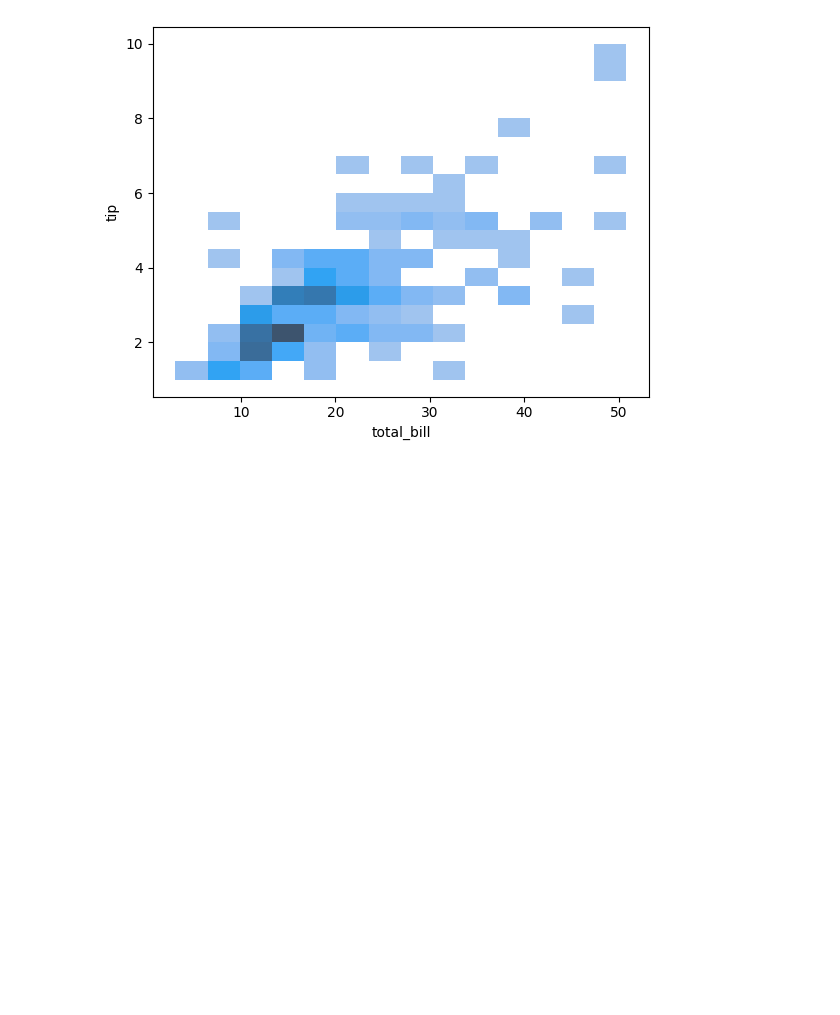
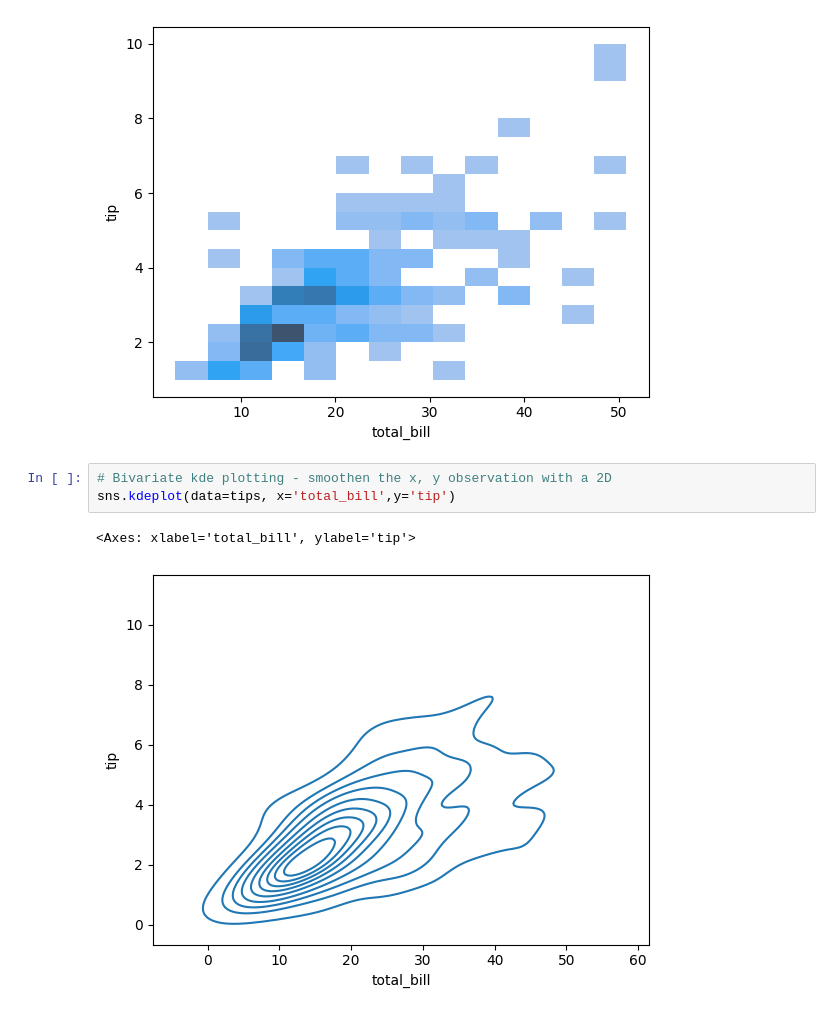
Before and after one commit to SachinSherki4/Data_Science, a Jupyter notebook: Cource_Learning/seaborn_library/distribution_plotting.ipynb, the cells around one changed output. Cells and saved outputs as stored; diff of their text form; blank space fills up the shorter version.

```diff
--- a/Cource_Learning/seaborn_library/distribution_plotting.ipynb
+++ b/Cource_Learning/seaborn_library/distribution_plotting.ipynb
@@ -231,3 +231,9 @@ sns.histplot(data=tips, x='total_bill', y='tip')
 # %% [output]
 <Axes: xlabel='total_bill', ylabel='tip'>
 [figure]
+# %%
+# Bivariate kde plotting - smoothen the x, y observation with a 2D
+sns.kdeplot(data=tips, x='total_bill',y='tip')
+# %% [output]
+<Axes: xlabel='total_bill', ylabel='tip'>
+[figure, added]
```
Also changed, not shown: 5 other files.
